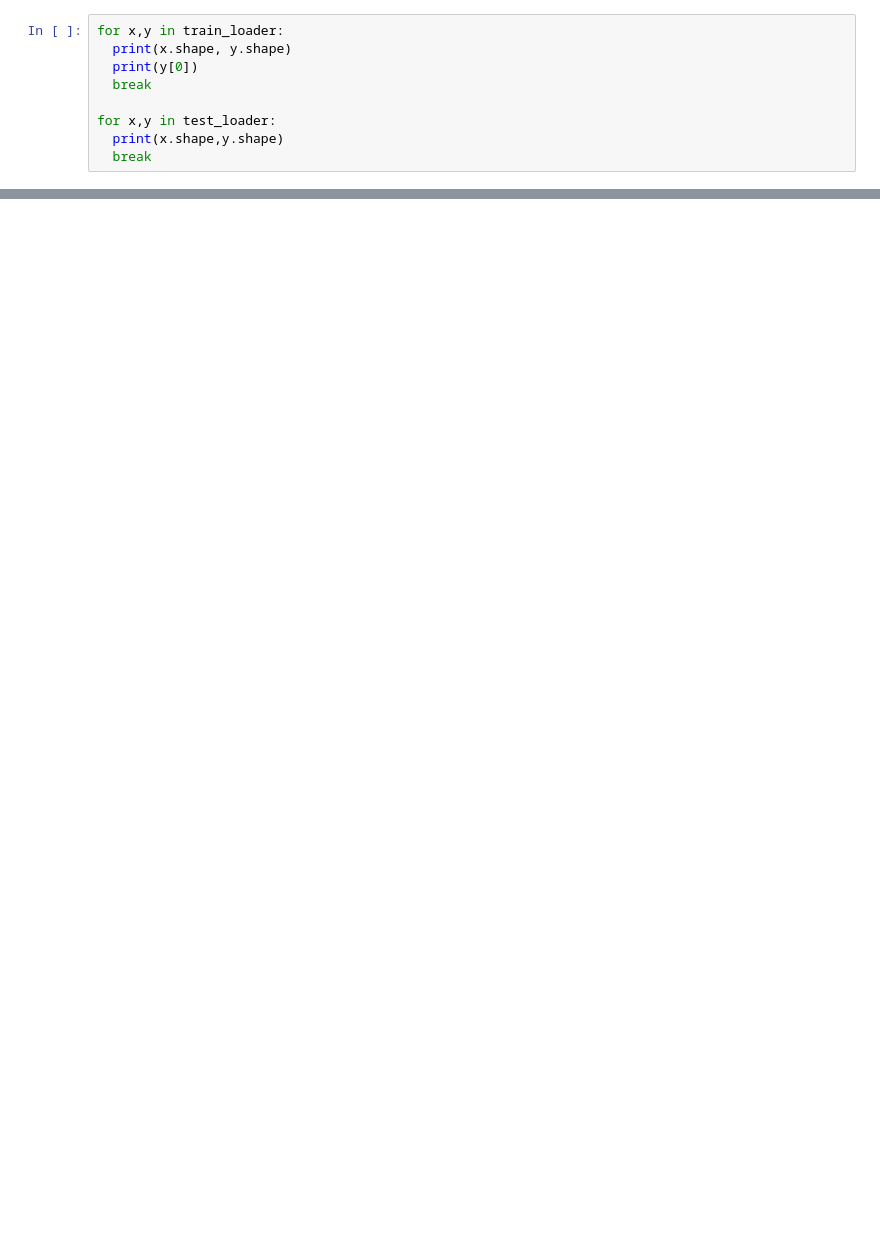
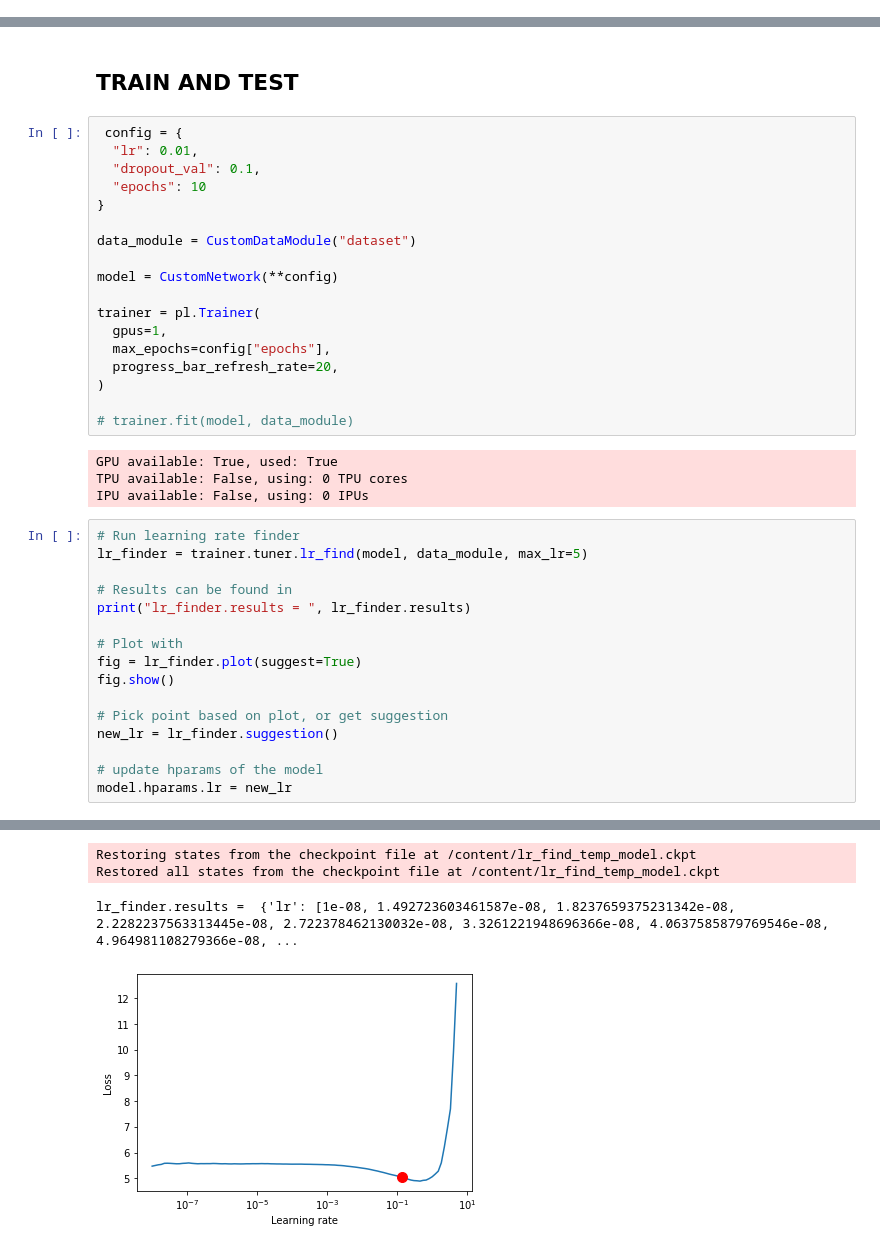
Before and after one commit to arjuntheprogrammer/TSAI-END3, a Jupyter notebook: Session2.5/Session2_5.ipynb, the cells around one changed output, grey strips where cells are left out. Saved outputs shown, nothing was run; the diff lists cells and outputs as text; blank space fills up the shorter version.

```diff
--- a/Session2.5/Session2_5.ipynb
+++ b/Session2.5/Session2_5.ipynb
@@ -112,9 +27,0 @@ test_loader = torch.utils.data.DataLoader(CustomRandDataset(mnist_data=mnist_tes
-# %%
-for x,y in train_loader:
-  print(x.shape, y.shape)
-  print(y[0])
-  break
-
-for x,y in test_loader:
-  print(x.shape,y.shape)
-  break
@@ -262,0 +292,41 @@ Text(0, 0.5, 'negative log likelihood loss')
+# %% [markdown]
+## TRAIN AND TEST
+# %%
+ config = {
+  "lr": 0.01,
+  "dropout_val": 0.1,
+  "epochs": 10
+}
+
+data_module = CustomDataModule("dataset")
+
+model = CustomNetwork(**config)
+
+trainer = pl.Trainer(
+  gpus=1,
+  max_epochs=config["epochs"],
+  progress_bar_refresh_rate=20,
+)
+
+# trainer.fit(model, data_module)
+# %% [output]
+GPU available: True, used: True
+TPU available: False, using: 0 TPU cores
+IPU available: False, using: 0 IPUs
+# %%
+# Run learning rate finder
+lr_finder = trainer.tuner.lr_find(model, data_module, max_lr=5)
+
+# Results can be found in
+print("lr_finder.results = ", lr_finder.results)
+
+# Plot with
+fig = lr_finder.plot(suggest=True)
+fig.show()
+
+# Pick point based on plot, or get suggestion
+new_lr = lr_finder.suggestion()
+
+# update hparams of the model
+model.hparams.lr = new_lr
+# %% [output]
@@ -262,0 +349,4 @@ Text(0, 0.5, 'negative log likelihood loss')
+Restoring states from the checkpoint file at /content/lr_find_temp_model.ckpt
+Restored all states from the checkpoint file at /content/lr_find_temp_model.ckpt
+lr_finder.results =  {'lr': [1e-08, 1.492723603461587e-08, 1.8237659375231342e-08, 2.2282237563313445e-08, 2.722378462130032e-08, 3.3261221948696366e-08, 4.0637585879769546e-08, 4.964981108279366e-08, ...
+[figure, added]
```
Also changed, not shown: parts of 21 cells of this notebook, 2 other files.
